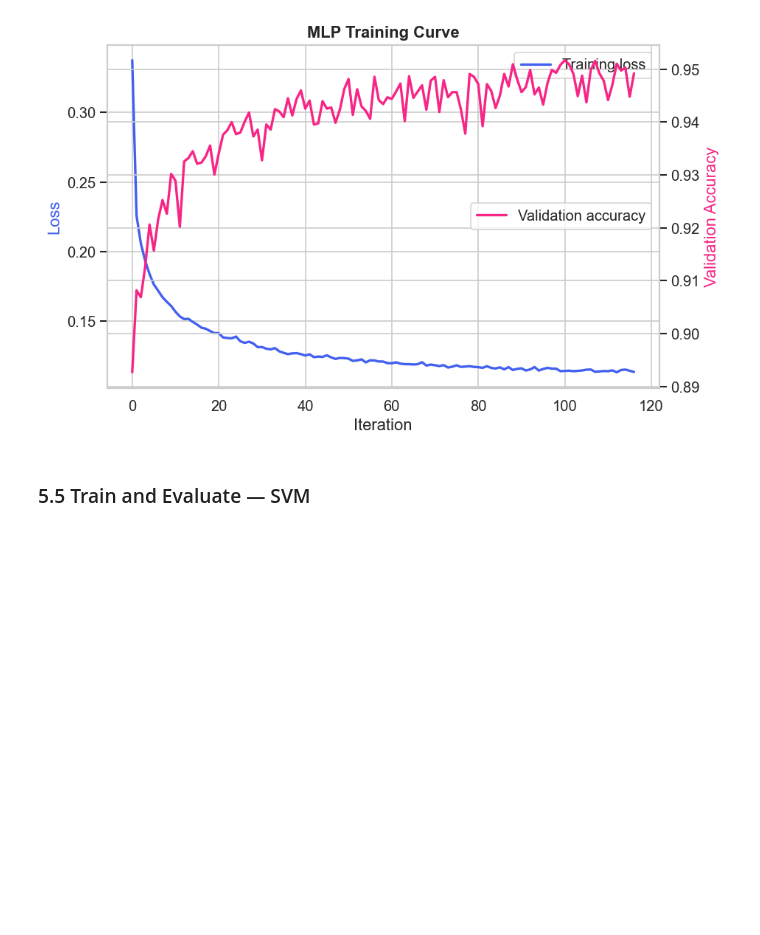
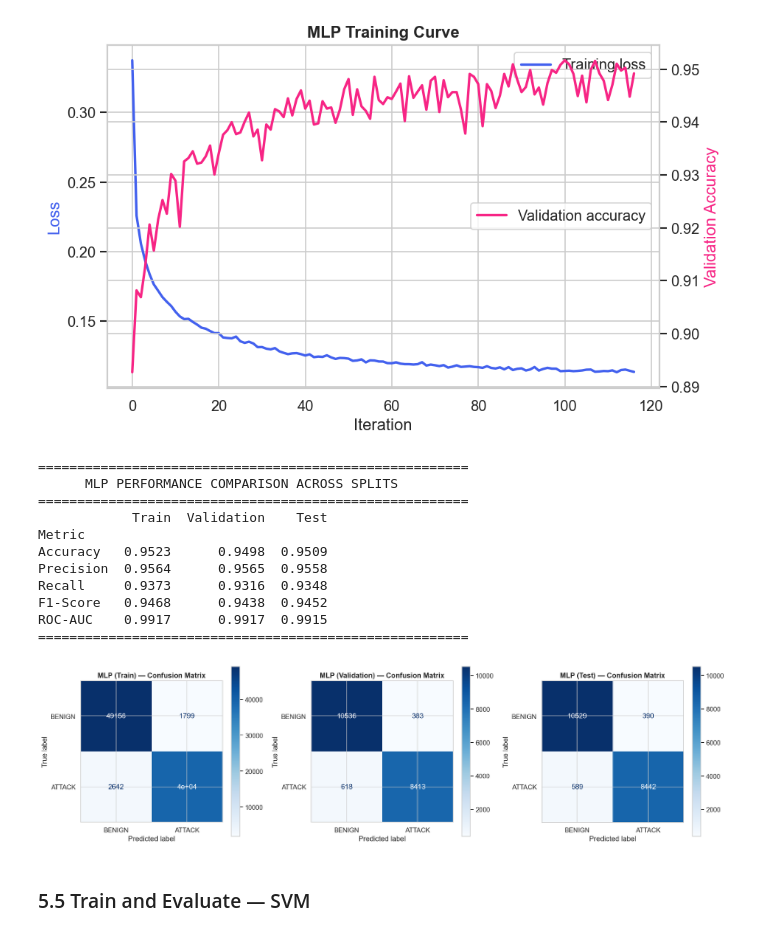
Before and after one commit to ManuCa93/blockchain_final, a Jupyter notebook: lab_notebook.ipynb, the cells around one changed output. Saved outputs shown, nothing was run; the diff lists cells and outputs as text; code cells hidden in the pictures; blank space fills up the shorter version.

```diff
--- a/lab_notebook.ipynb
+++ b/lab_notebook.ipynb
@@ -1176,6 +1183,82 @@ plt.tight_layout()
 plt.show()
 # %% [output]
 [figure]
+# %%
+# Side-by-side confusion matrices (1x3 grid) and metrics for all splits
+y_pred_mlp_train = mlp.predict(X_train_scaled)
+y_proba_mlp_train = mlp.predict_proba(X_train_scaled)[:, 1]
+
+y_pred_mlp_val = mlp.predict(X_val_scaled)
+y_proba_mlp_val = mlp.predict_proba(X_val_scaled)[:, 1]
+
+# Test set predictions
+y_pred_mlp_test = mlp.predict(X_test_scaled)
+y_proba_mlp_test = mlp.predict_proba(X_test_scaled)[:, 1]
+
+# Compute metrics for Train, Validation, and Test
+mlp_train_acc  = accuracy_score(y_train, y_pred_mlp_train)
+mlp_train_prec = precision_score(y_train, y_pred_mlp_train)
+mlp_train_rec  = recall_score(y_train, y_pred_mlp_train)
+mlp_train_f1   = f1_score(y_train, y_pred_mlp_train)
+mlp_train_auc  = roc_auc_score(y_train, y_proba_mlp_train)
+
+mlp_val_acc    = accuracy_score(y_val, y_pred_mlp_val)
+mlp_val_prec   = precision_score(y_val, y_pred_mlp_val)
+mlp_val_rec    = recall_score(y_val, y_pred_mlp_val)
+mlp_val_f1     = f1_score(y_val, y_pred_mlp_val)
+mlp_val_auc    = roc_auc_score(y_val, y_proba_mlp_val)
+
+mlp_test_acc   = accuracy_score(y_test, y_pred_mlp_test)
+mlp_test_prec  = precision_score(y_test, y_pred_mlp_test)
+mlp_test_rec   = recall_score(y_test, y_pred_mlp_test)
+mlp_test_f1    = f1_score(y_test, y_pred_mlp_test)
+mlp_test_auc   = roc_auc_score(y_test, y_proba_mlp_test)
+
+# Metrics comparison table across splits
+mlp_splits_comparison = pd.DataFrame({
+    "Metric": ["Accuracy", "Precision", "Recall", "F1-Score", "ROC-AUC"],
+    "Train": [mlp_train_acc, mlp_train_prec, mlp_train_rec, mlp_train_f1, mlp_train_auc],
+    "Validation": [mlp_val_acc, mlp_val_prec, mlp_val_rec, mlp_val_f1, mlp_val_auc],
+    "Test": [mlp_test_acc, mlp_test_prec, mlp_test_rec, mlp_test_f1, mlp_test_auc]
+})
+mlp_splits_comparison = mlp_splits_comparison.set_index("Metric").round(4)
+
+print("\n" + "=" * 55)
+print("      MLP PERFORMANCE COMPARISON ACROSS SPLITS")
+print("=" * 55)
+print(mlp_splits_comparison.to_string())
+print("=" * 55 + "\n")
+
+# Plot side-by-side confusion matrices for MLP
+fig, axes = plt.subplots(1, 3, figsize=(18, 5))
+
+ConfusionMatrixDisplay.from_predictions(y_train, y_pred_mlp_train,
+    display_labels=["BENIGN", "ATTACK"], cmap="Blues", ax=axes[0])
+axes[0].set_title("MLP (Train) — Confusion Matrix", fontweight="bold")
+
+ConfusionMatrixDisplay.from_predictions(y_val, y_pred_mlp_val,
+    display_labels=["BENIGN", "ATTACK"], cmap="Blues", ax=axes[1])
+axes[1].set_title("MLP (Validation) — Confusion Matrix", fontweight="bold")
+
+ConfusionMatrixDisplay.from_predictions(y_test, y_pred_mlp_test,
+    display_labels=["BENIGN", "ATTACK"], cmap="Blues", ax=axes[2])
+axes[2].set_title("MLP (Test) — Confusion Matrix", fontweight="bold")
+
+plt.tight_layout()
+plt.show()
+# %% [output]
+=======================================================
+      MLP PERFORMANCE COMPARISON ACROSS SPLITS
+=======================================================
+            Train  Validation    Test
+Metric
+Accuracy   0.9523      0.9498  0.9509
+Precision  0.9564      0.9565  0.9558
+Recall     0.9373      0.9316  0.9348
+F1-Score   0.9468      0.9438  0.9452
+ROC-AUC    0.9917      0.9917  0.9915
+=======================================================
+[figure, added]
 # %% [markdown]
 ### 5.5 Train and Evaluate — SVM
 # %%
```
Also changed, not shown: parts of 6 cells of this notebook, 1 other file.
